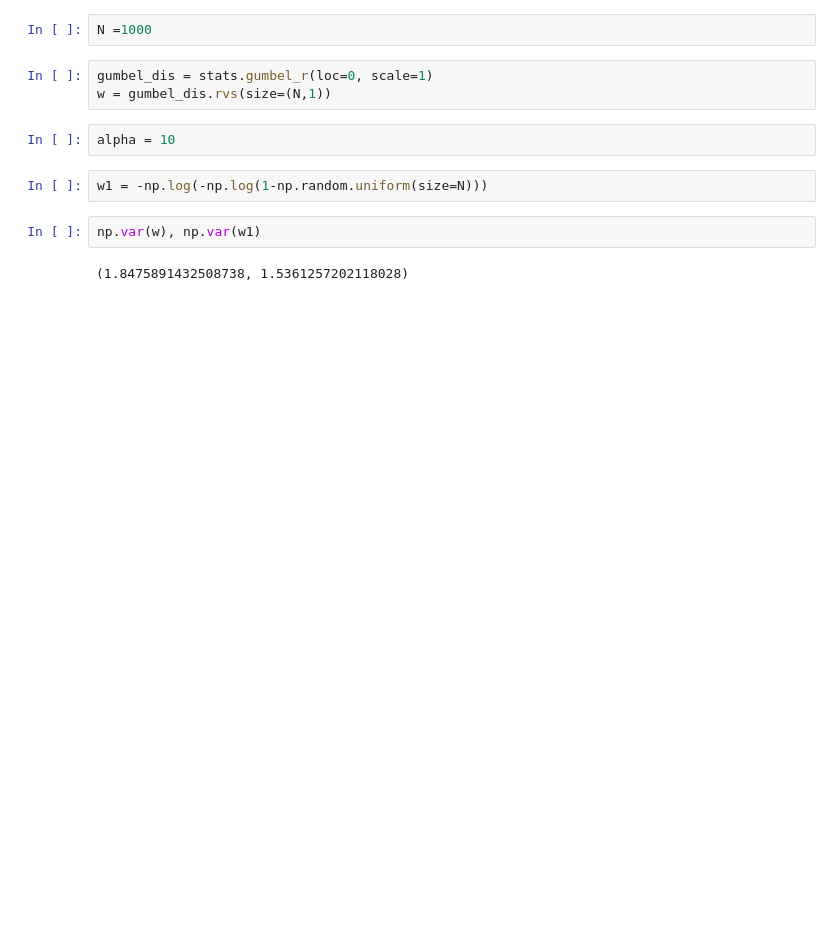
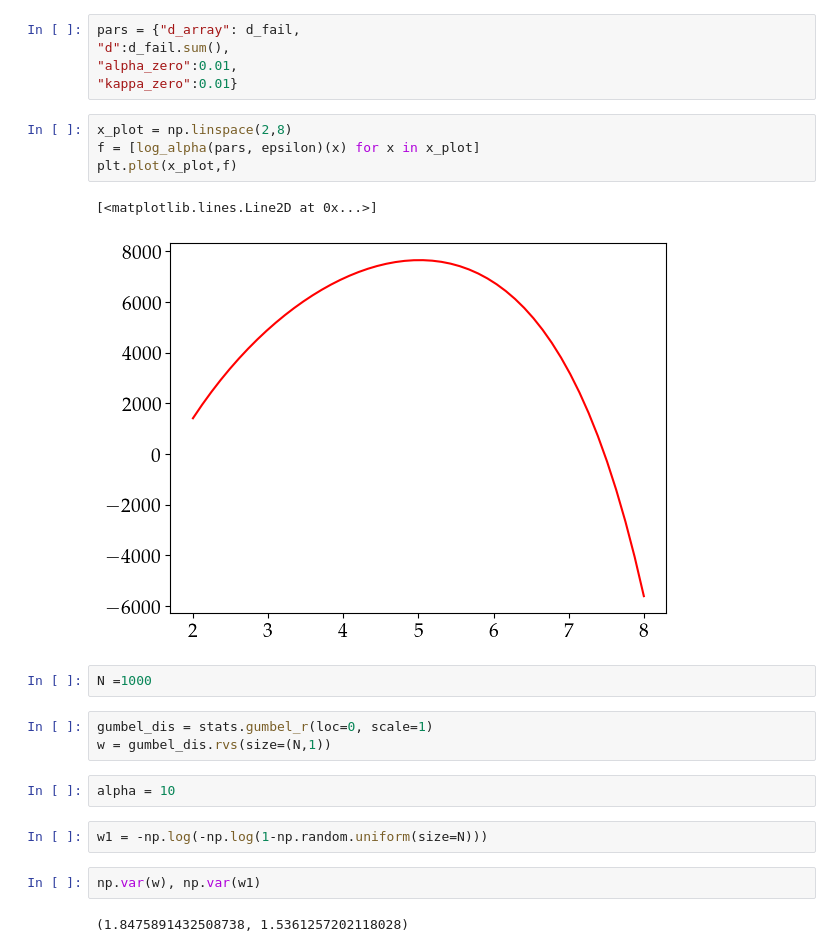
Before and after one commit to ariadnavillam/BayesW, a Jupyter notebook: more_trials.ipynb, the cells around one changed output. Drawn from its saved outputs; the diff is of its cells as text; blank space fills up the shorter version.

```diff
--- a/more_trials.ipynb
+++ b/more_trials.ipynb
@@ -36,3 +66,15 @@ betas.var()*200
+# %%
+pars = {"d_array": d_fail,
+"d":d_fail.sum(),
+"alpha_zero":0.01,
+"kappa_zero":0.01}
+# %%
+x_plot = np.linspace(2,8)
+f = [log_alpha(pars, epsilon)(x) for x in x_plot]
+plt.plot(x_plot,f)
+# %% [output]
+[<matplotlib.lines.Line2D at 0x...>]
+[figure, added]
 # %%
 N =1000
 # %%
```
Also changed, not shown: parts of 16 cells of this notebook, 6 other files.
